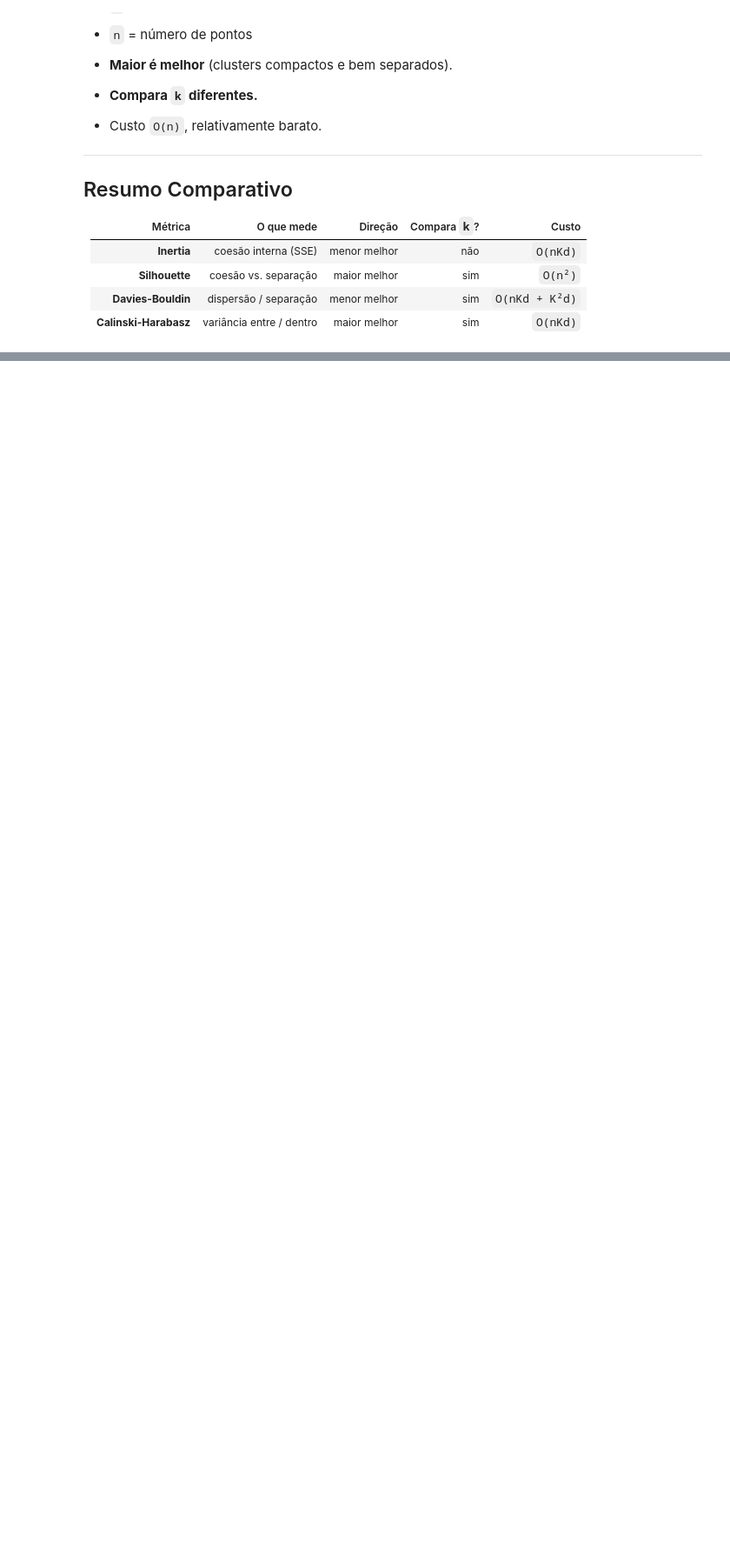
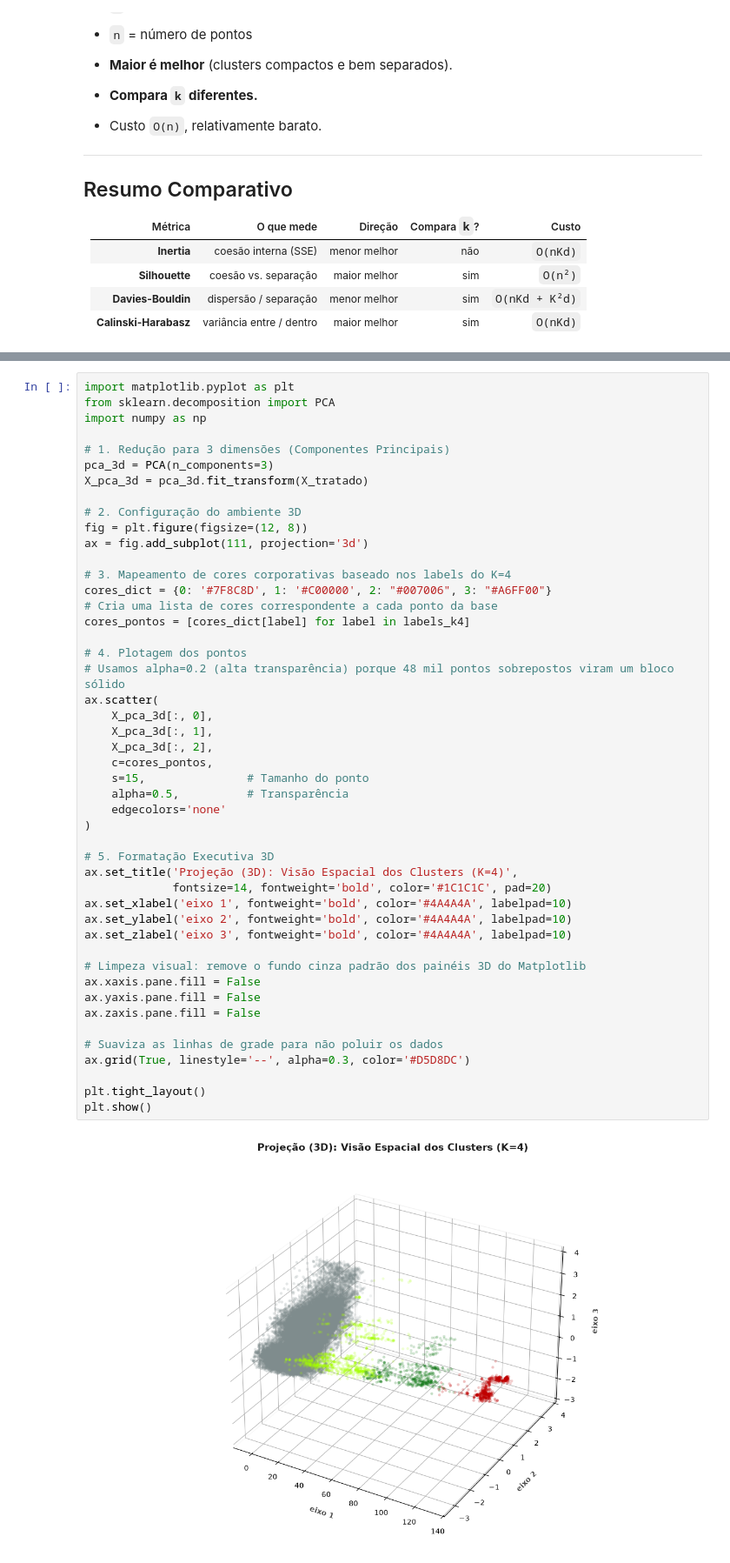
Before and after one commit to caua-barreto/Airbnb_Market_Segmentation, a Jupyter notebook: notebooks/02_Modeling.ipynb, the cells around one changed output, grey strips where cells are left out. Shown at 87% size. Drawn from its saved outputs; the diff is of its cells as text; blank space fills up the shorter version.

```diff
--- a/notebooks/02_Modeling.ipynb
+++ b/notebooks/02_Modeling.ipynb
@@ -368,0 +476,49 @@ display(df_resultados)
+# %%
+import matplotlib.pyplot as plt
+from sklearn.decomposition import PCA
+import numpy as np
+
+# 1. Redução para 3 dimensões (Componentes Principais)
+pca_3d = PCA(n_components=3)
+X_pca_3d = pca_3d.fit_transform(X_tratado)
+
+# 2. Configuração do ambiente 3D
+fig = plt.figure(figsize=(12, 8))
+ax = fig.add_subplot(111, projection='3d')
+
+# 3. Mapeamento de cores corporativas baseado nos labels do K=4
+cores_dict = {0: '#7F8C8D', 1: '#C00000', 2: "#007006", 3: "#A6FF00"}
+# Cria uma lista de cores correspondente a cada ponto da base
+cores_pontos = [cores_dict[label] for label in labels_k4]
+
+# 4. Plotagem dos pontos
+# Usamos alpha=0.2 (alta transparência) porque 48 mil pontos sobrepostos viram um bloco sólido
+ax.scatter(
+    X_pca_3d[:, 0],
+    X_pca_3d[:, 1],
+    X_pca_3d[:, 2],
+    c=cores_pontos,
+    s=15,               # Tamanho do ponto
+    alpha=0.5,          # Transparência
+    edgecolors='none'
+)
+
+# 5. Formatação Executiva 3D
+ax.set_title('Projeção (3D): Visão Espacial dos Clusters (K=4)',
+             fontsize=14, fontweight='bold', color='#1C1C1C', pad=20)
+ax.set_xlabel('eixo 1', fontweight='bold', color='#4A4A4A', labelpad=10)
+ax.set_ylabel('eixo 2', fontweight='bold', color='#4A4A4A', labelpad=10)
+ax.set_zlabel('eixo 3', fontweight='bold', color='#4A4A4A', labelpad=10)
+
+# Limpeza visual: remove o fundo cinza padrão dos painéis 3D do Matplotlib
+ax.xaxis.pane.fill = False
+ax.yaxis.pane.fill = False
+ax.zaxis.pane.fill = False
+
+# Suaviza as linhas de grade para não poluir os dados
+ax.grid(True, linestyle='--', alpha=0.3, color='#D5D8DC')
+
+plt.tight_layout()
+plt.show()
+# %% [output]
+[figure, added]
```
Also changed, not shown: parts of 8 cells of this notebook.
